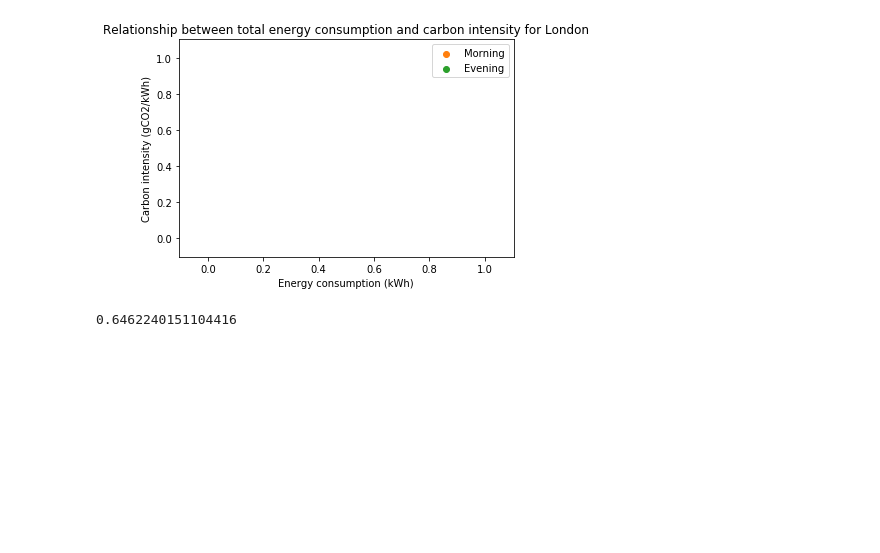
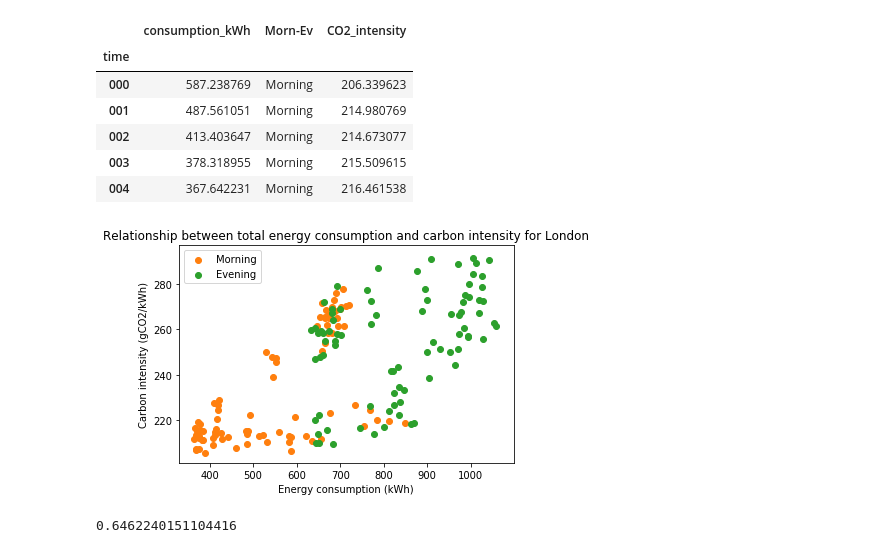
Before and after one commit to Nicolaskirsch2000/BASc-Dissertation, a Jupyter notebook: London scenario analysis .ipynb, the cells around one changed output. Saved outputs shown, nothing was run; the diff lists cells and outputs as text; code cells hidden in the pictures; blank space fills up the shorter version.

```diff
--- a/London scenario analysis .ipynb
+++ b/London scenario analysis .ipynb
@@ -18,29 +16,37 @@ df.drop(['time','Unnamed: 0'], axis = 1, inplace = True)
 # %%
 a = df.groupby('time')['consumption_kWh'].apply(lambda x: np.sum(x)).to_frame()
 
-a['Morn-Ev'] = 'C1'
-a['Morn-Ev'] = a['Morn-Ev'].where(a.index.str[1:].astype(int) <12 , "C2")
+a['Morn-Ev'] = 'Morning'
+a['Morn-Ev'] = a['Morn-Ev'].where(a.index.str[1:].astype(int) <12 , "Evening")
 a.head()
 
 z = df.iloc[range(0,168),-3]
 a["CO2_intensity"] = z
 
 morn = a[a['Morn-Ev']=='Morning']
 ev = a[a['Morn-Ev']=='Evening']
 
-plt.figure()
 
 plt.scatter(x = morn['consumption_kWh'], y = morn['CO2_intensity'], color = 'C1', label = 'Morning')
 plt.scatter(x = ev['consumption_kWh'], y = ev['CO2_intensity'], color = 'C2', label = 'Evening')
 
 plt.title("Relationship between total energy consumption and carbon intensity for London")
 plt.xlabel("Energy consumption (kWh)")
 plt.ylabel("Carbon intensity (gCO2/kWh)")
 
 plt.legend()
 plt.savefig("Carbon Intensity vs Consumption London.png")
+
+morn.head()
 # %% [output]
+|  | consumption_kWh | Morn-Ev | CO2_intensity |
+| time |  |  |  |
+| 000 | 587.238769 | Morning | 206.339623 |
+| 001 | 487.561051 | Morning | 214.980769 |
+| 002 | 413.403647 | Morning | 214.673077 |
+| 003 | 378.318955 | Morning | 215.509615 |
+| 004 | 367.642231 | Morning | 216.461538 |
-[figure, old version]
+[figure, new version]
 # %%
 a['consumption_kWh'].corr(a['CO2_intensity'])
 # %% [output]
```
Also changed, not shown: parts of 2 cells of this notebook.
